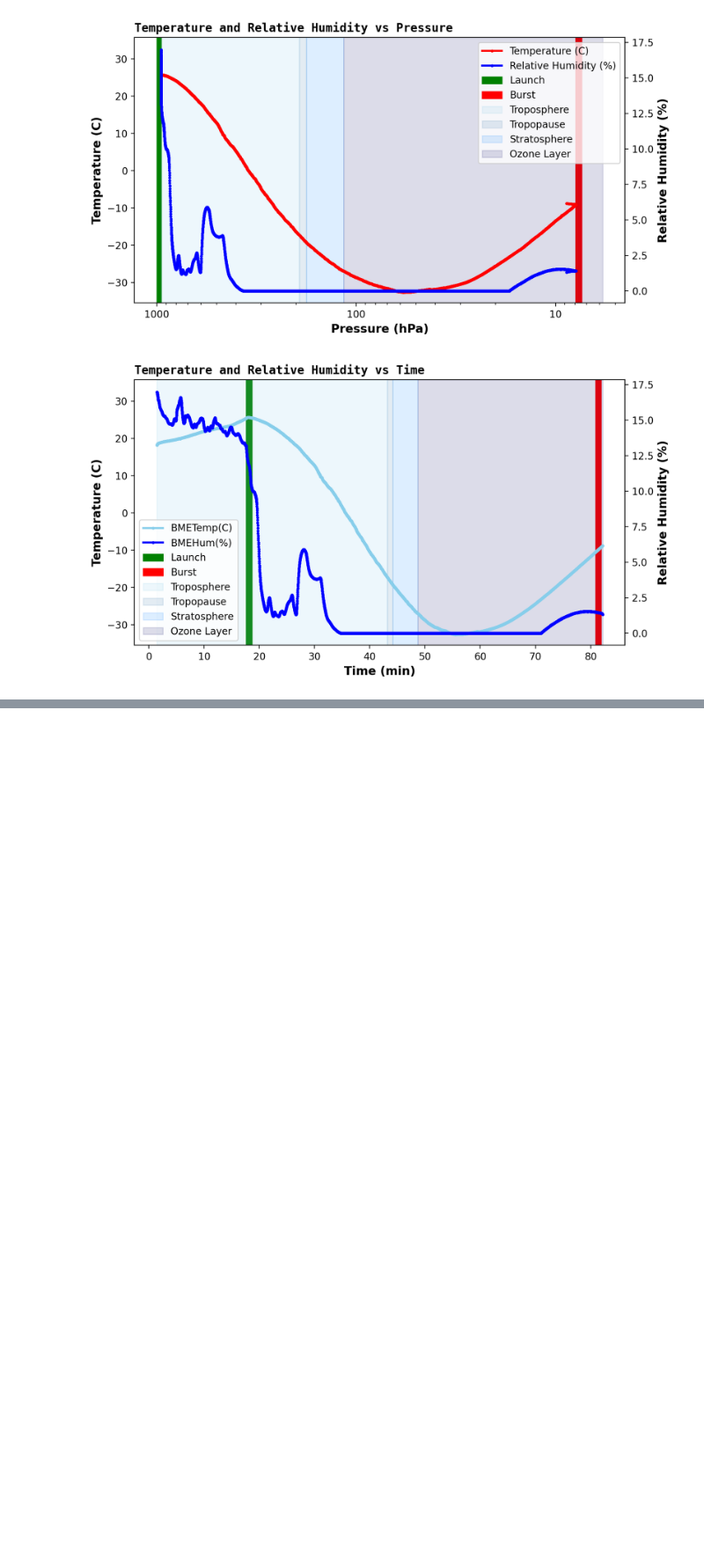
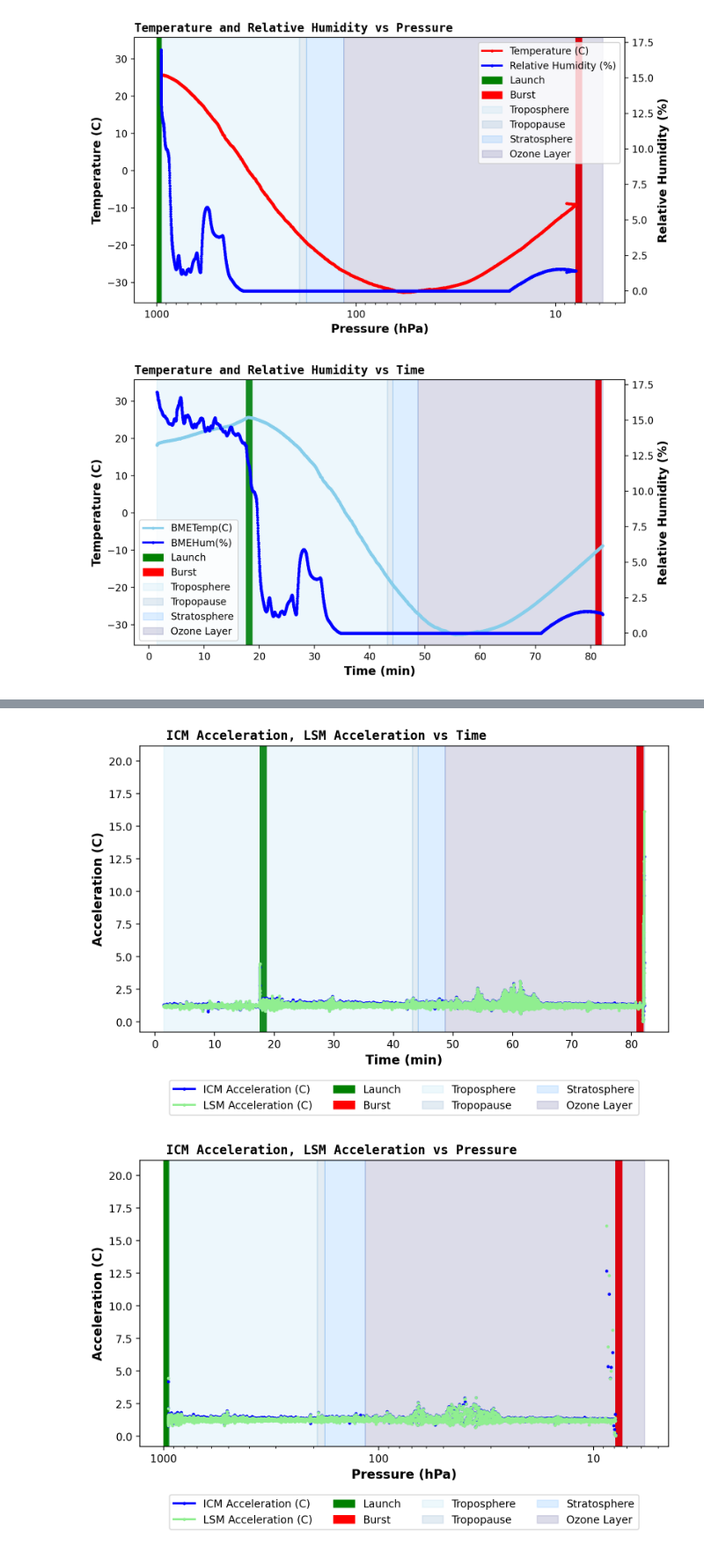
Before and after one commit to ASU-ASCEND/Fall-2024, a Jupyter notebook: DataProcessing/Traditional/GeneralGraphing.ipynb, the cells around one changed output, grey strips where cells are left out. Shown at 88% size. Cells and saved outputs as stored; diff of their text form; code cells hidden in the pictures; blank space fills up the shorter version.

```diff
--- a/DataProcessing/Traditional/GeneralGraphing.ipynb
+++ b/DataProcessing/Traditional/GeneralGraphing.ipynb
@@ -449,0 +455,27 @@ customPlot(df = flash_df,
+# %%
+customPlot(df = flash_df,
+           x_axis = ("Time", "min"),
+           x_col = "Minutes(millis)",
+           left_y_axis = ("Acceleration", "C"),
+           left_y_cols = [("ICM Accel Mag", "ICM Acceleration", "blue"),
+                          ("LSM Accel Mag", "LSM Acceleration", "lightgreen")],
+           right_y_axis = None,
+           right_y_cols = None,
+           fills = shaders,
+           fills_index_offset = 0,
+           reverse_and_log = False)
+
+customPlot(df = flash_df,
+           x_axis = ("Pressure", "hPa"),
+           x_col = "BMEPress(hPa)",
+           left_y_axis = ("Acceleration", "C"),
+           left_y_cols = [("ICM Accel Mag", "ICM Acceleration", "blue"),
+                          ("LSM Accel Mag", "LSM Acceleration", "lightgreen")],
+           right_y_axis = None,
+           right_y_cols = None,
+           fills = shaders,
+           fills_index_offset = 2,
+           reverse_and_log = True)
+# %% [output]
+[figure, added]
+[figure, added]
```
Also changed, not shown: parts of 6 cells of this notebook, 49 other files.
